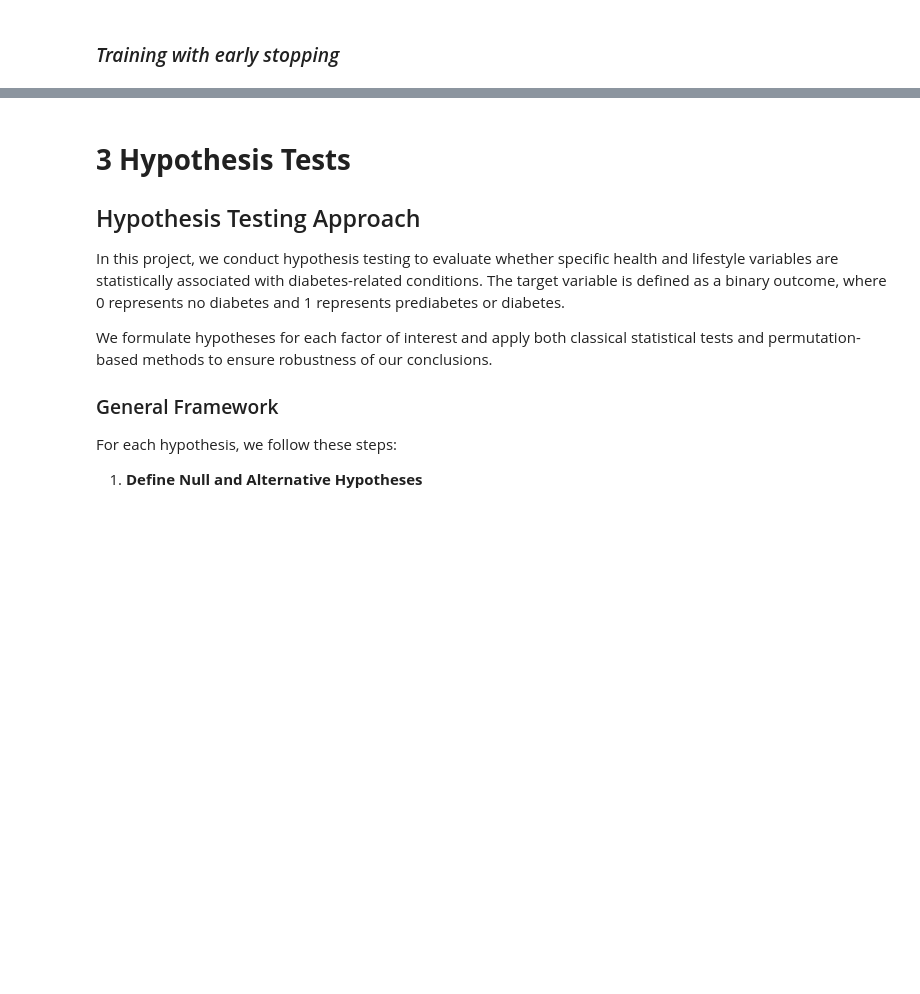
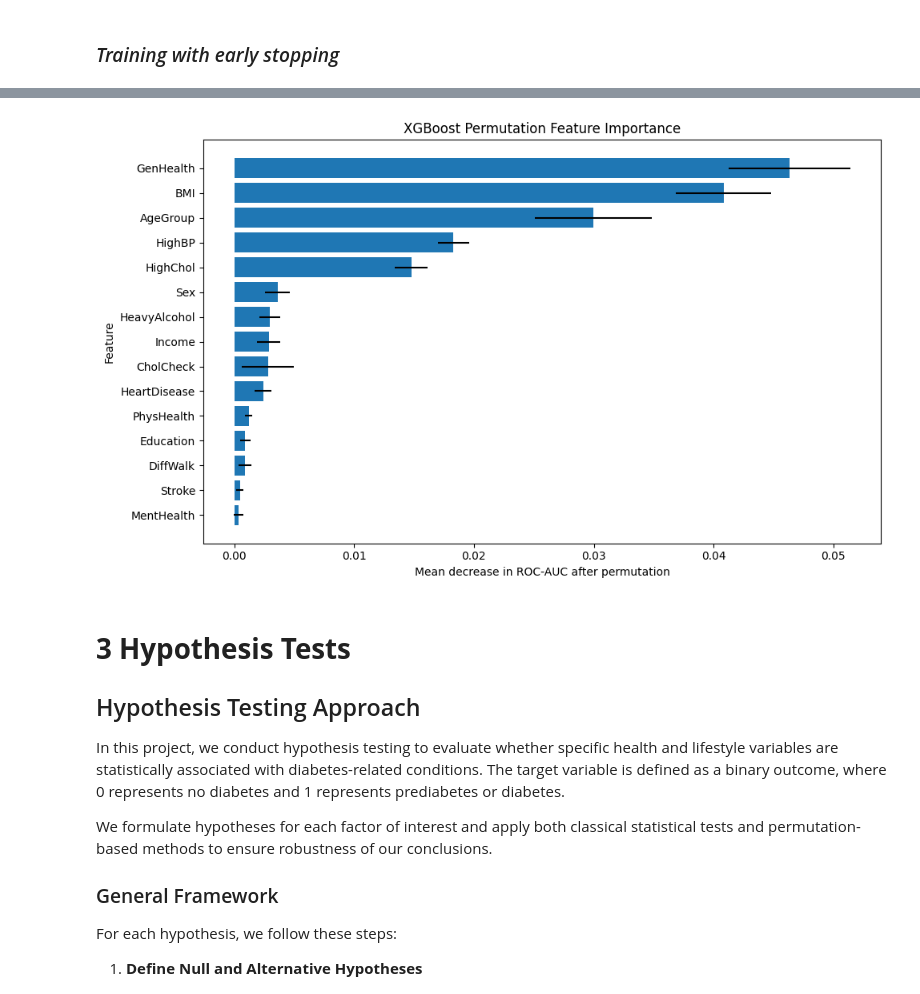
Before and after one commit to LixiJiang/CIS5450Final, a Jupyter notebook: CIS5450_Final_Project.ipynb, the cells around one changed output, grey strips where cells are left out. Drawn from its saved outputs; the diff is of its cells as text; code cells hidden in the pictures; blank space fills up the shorter version.

```diff
--- a/CIS5450_Final_Project.ipynb
+++ b/CIS5450_Final_Project.ipynb
@@ -1264,0 +1342,74 @@ HeavyAlcohol    0.013791
+# %%
+# ---------------------------------------------------------
+# Permutation Feature Importance for XGBoost (recommended)
+# ---------------------------------------------------------
+
+from sklearn.inspection import permutation_importance
+from sklearn.model_selection import train_test_split
+import matplotlib.pyplot as plt
+
+# Select best XGBoost model based on PR-AUC
+best_xgb_name = xgb_summary.sort_values(
+    by="pr_auc",
+    ascending=False
+).iloc[0]["model"]
+
+best_xgb_model = xgb_fitted_models[best_xgb_name]
+
+print("Best XGBoost model:", best_xgb_name)
+
+# Stratified 5,000-row subsample
+sample_size = min(5000, len(X_test))
+
+X_test_sample, _, y_test_sample, _ = train_test_split(
+    X_test,
+    y_test,
+    train_size=sample_size,
+    stratify=y_test,
+    random_state=RANDOM_STATE
+)
+
+# Compute permutation importance (ROC-AUC drop)
+xgb_perm_result = permutation_importance(
+    best_xgb_model,
+    X_test_sample,
+    y_test_sample,
+    scoring="roc_auc",
+    n_repeats=10,
+    random_state=RANDOM_STATE,
+    n_jobs=-1
+)
+
+# Create importance DataFrame
+xgb_perm_importance = pd.DataFrame({
+    "feature": X_test.columns,
+    "importance_mean": xgb_perm_result.importances_mean,
+    "importance_std": xgb_perm_result.importances_std
+})
+
+xgb_perm_importance = xgb_perm_importance.sort_values(
+    by="importance_mean",
+    ascending=False
+).reset_index(drop=True)
+
+print("Top 15 XGBoost permutation feature importances:")
+print(xgb_perm_importance.head(15).to_string(index=False))
+
+# Plot top 15 permutation feature importances for XGBoost
+
+top_n = 15
+
+plt.figure(figsize=(10, 6))
+
+plt.barh(
+    xgb_perm_importance.head(top_n)["feature"][::-1],
+    xgb_perm_importance.head(top_n)["importance_mean"][::-1],
+    xerr=xgb_perm_importance.head(top_n)["importance_std"][::-1]
+)
+
+plt.xlabel("Mean decrease in ROC-AUC after permutation")
+plt.ylabel("Feature")
+plt.title("XGBoost Permutation Feature Importance")
+plt.tight_layout()
+plt.show()
+# %% [output]
@@ -1265,3 +1434,4 @@ HeavyAlcohol    0.013791
+[figure, added]
 # %% [markdown]
 # **3 Hypothesis Tests**
 
```
Also changed, not shown: parts of 18 cells of this notebook.
